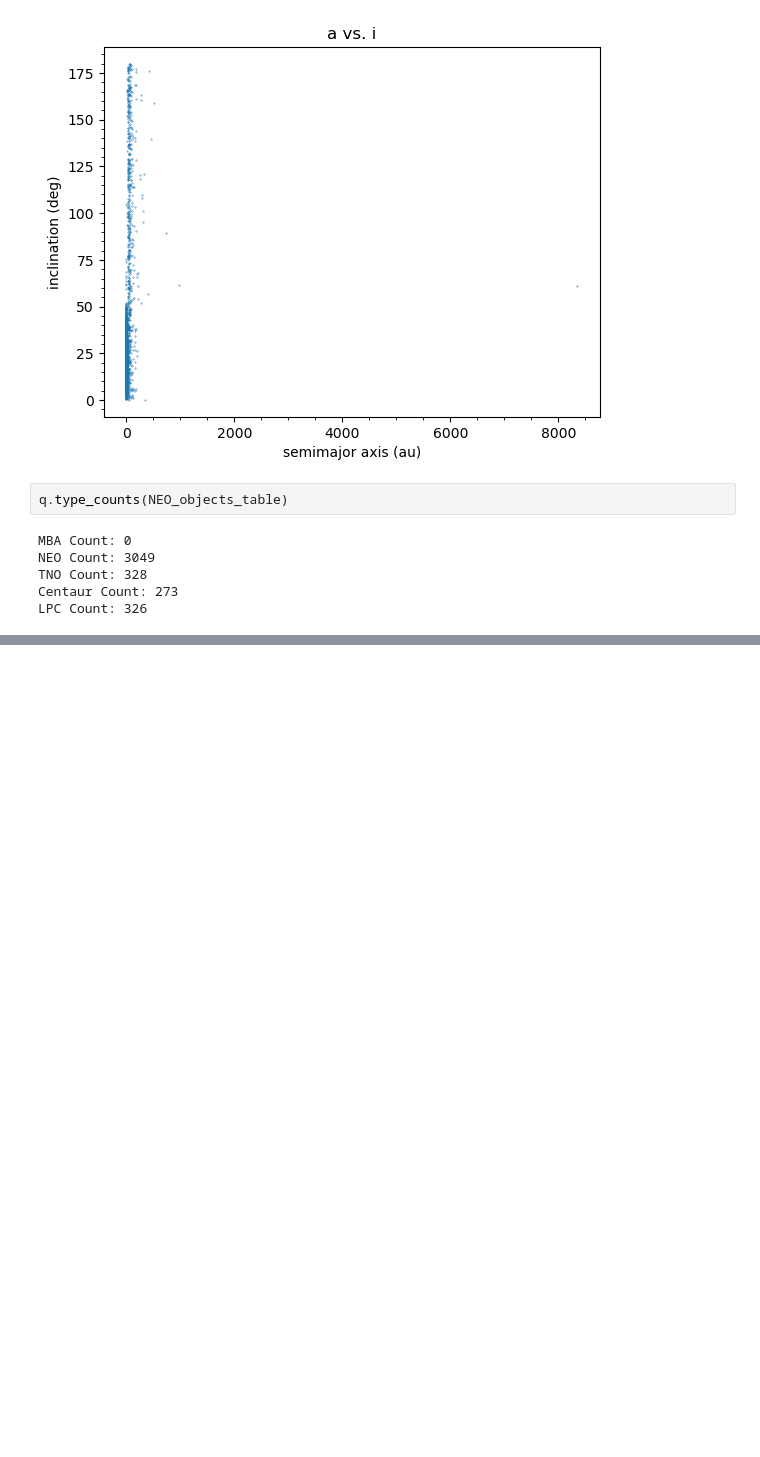
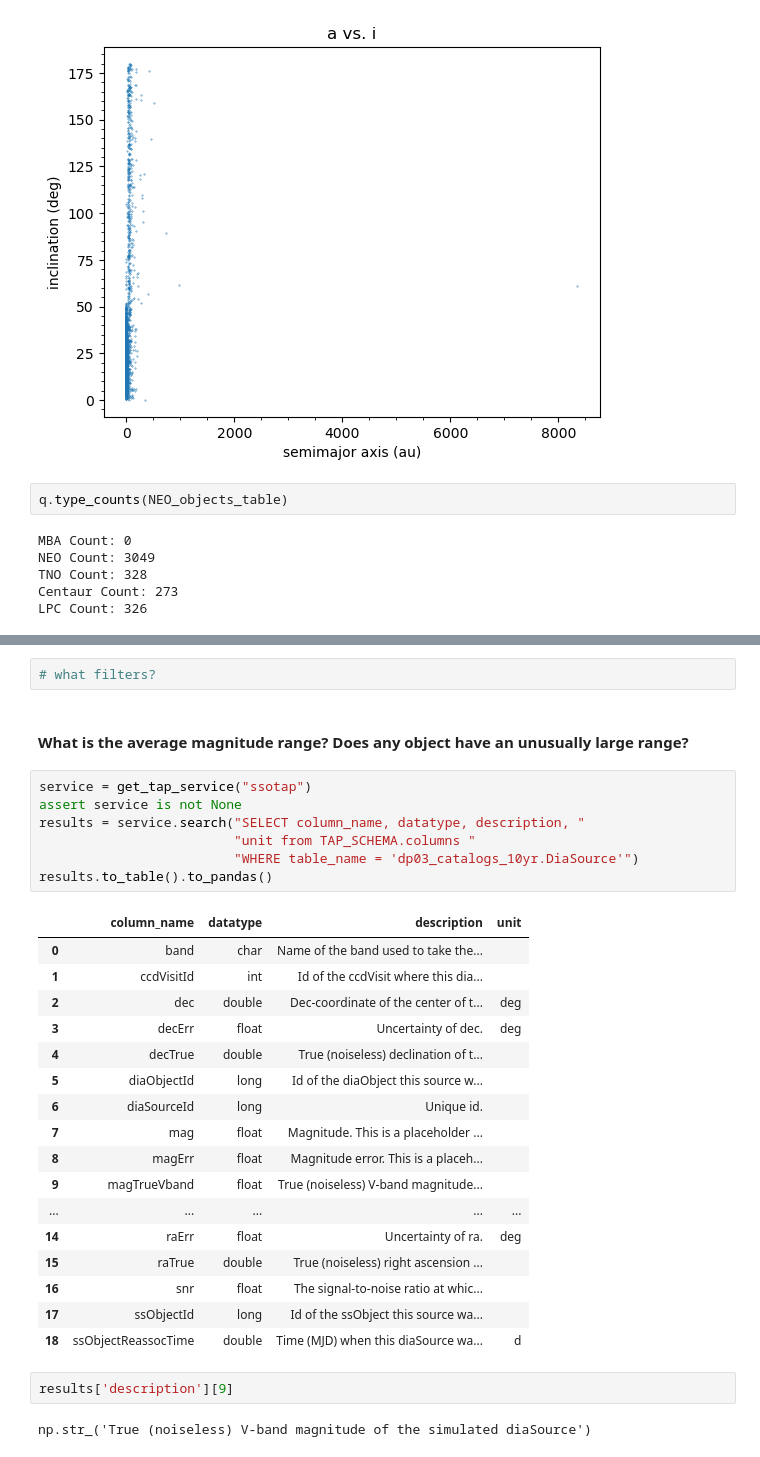
Before and after one commit to lsst-sssc/rsp_queries, a Jupyter notebook: sso_query/plot_test.ipynb, the cells around one changed output, grey strips where cells are left out. Saved outputs shown, nothing was run; the diff lists cells and outputs as text; blank space fills up the shorter version.

Commit message:
Started looking at Magnitudes

```diff
--- a/sso_query/plot_test.ipynb
+++ b/sso_query/plot_test.ipynb
@@ -55,0 +118,33 @@ LPC Count: 326
+# %%
+# what filters?
+# %% [markdown]
+#### What is the average magnitude range? Does any object have an unusually large range?
+# %%
+service = get_tap_service("ssotap")
+assert service is not None
+results = service.search("SELECT column_name, datatype, description, "
+                         "unit from TAP_SCHEMA.columns "
+                         "WHERE table_name = 'dp03_catalogs_10yr.DiaSource'")
+results.to_table().to_pandas()
+# %% [output]
+|  | column_name | datatype | description | unit |
+| 0 | band | char | Name of the band used to take the... |  |
+| 1 | ccdVisitId | int | Id of the ccdVisit where this dia... |  |
+| 2 | dec | double | Dec-coordinate of the center of t... | deg |
+| 3 | decErr | float | Uncertainty of dec. | deg |
+| 4 | decTrue | double | True (noiseless) declination of t... |  |
+| 5 | diaObjectId | long | Id of the diaObject this source w... |  |
+| 6 | diaSourceId | long | Unique id. |  |
+| 7 | mag | float | Magnitude. This is a placeholder ... |  |
+| 8 | magErr | float | Magnitude error. This is a placeh... |  |
+| 9 | magTrueVband | float | True (noiseless) V-band magnitude... |  |
+| ... | ... | ... | ... | ... |
+| 14 | raErr | float | Uncertainty of ra. | deg |
+| 15 | raTrue | double | True (noiseless) right ascension ... |  |
+| 16 | snr | float | The signal-to-noise ratio at whic... |  |
+| 17 | ssObjectId | long | Id of the ssObject this source wa... |  |
+| 18 | ssObjectReassocTime | double | Time (MJD) when this diaSource wa... | d |
+# %%
+results['description'][9]
+# %% [output]
+np.str_('True (noiseless) V-band magnitude of the simulated diaSource')
```
Also changed, not shown: parts of 8 cells of this notebook.
